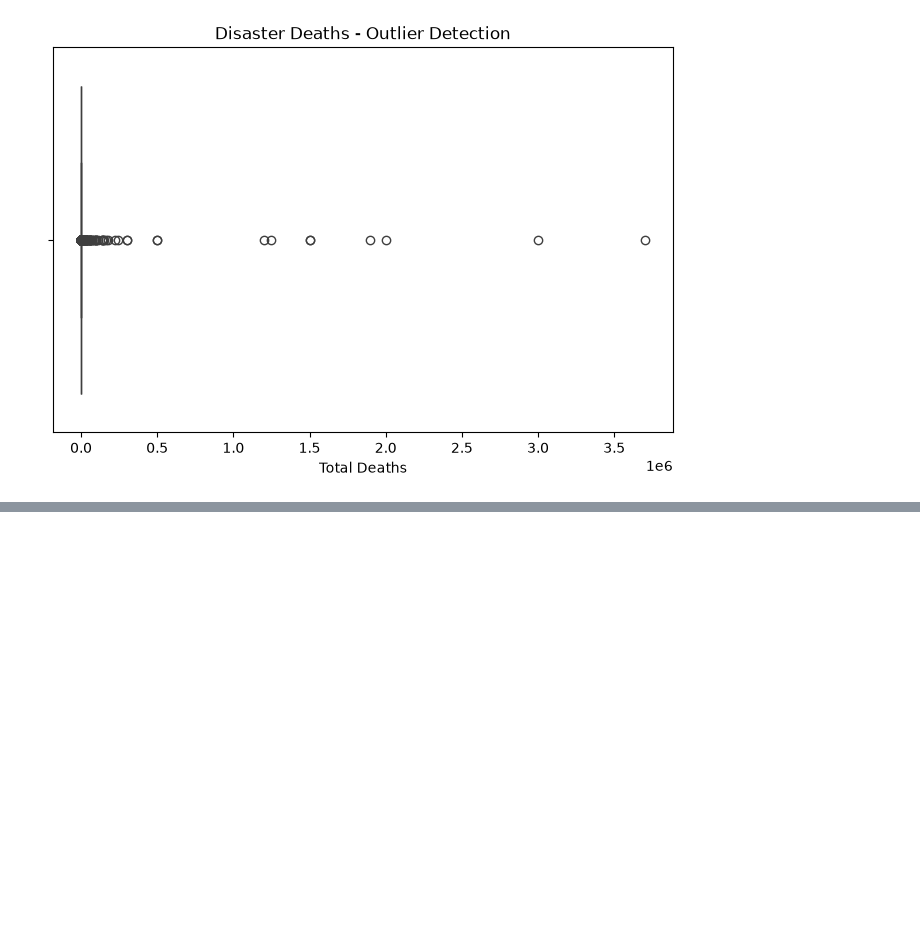
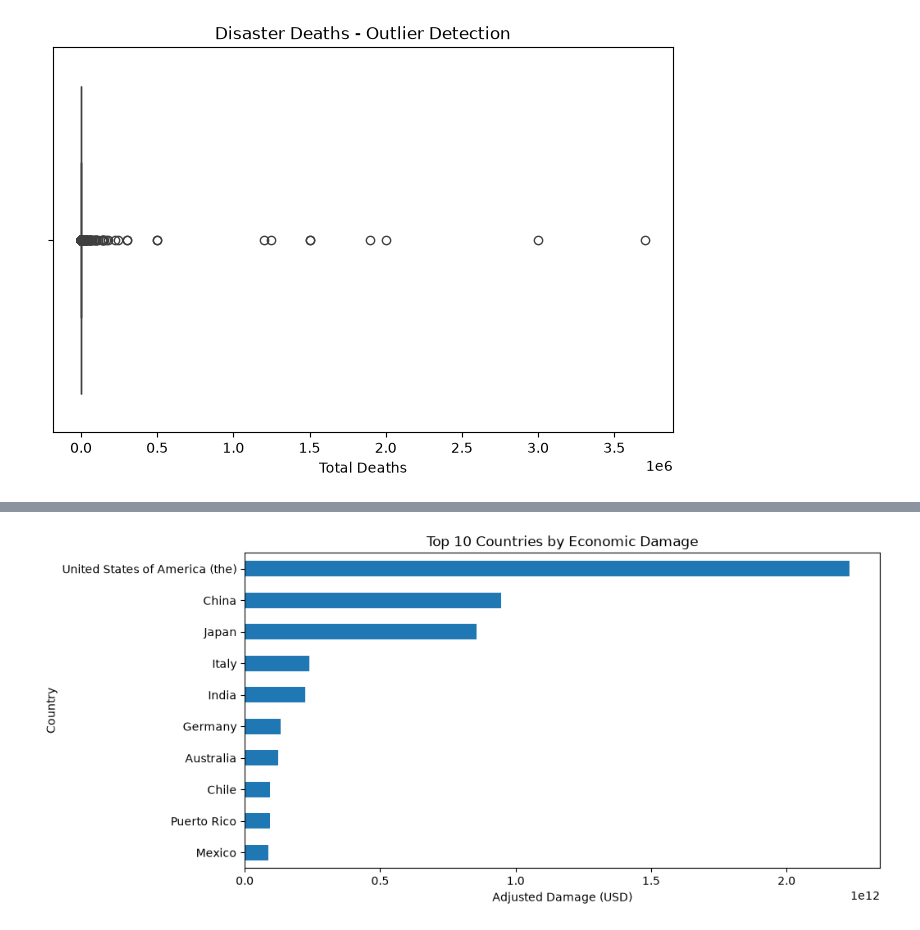
Before and after one commit to ShreyaAyyaparaj/data-visualization-techniques, a Jupyter notebook: dvt_05.ipynb, the cells around one changed output, grey strips where cells are left out. Drawn from its saved outputs; the diff is of its cells as text; code cells hidden in the pictures; blank space fills up the shorter version.

```diff
--- a/dvt_05.ipynb
+++ b/dvt_05.ipynb
@@ -116,0 +167,21 @@ ValueError: could not convert string to float: '2,8490844088613'
+# %%
+country_damage = (
+    df.groupby("Country")["Total Damage (USD, adjusted)"]
+    .sum()
+    .sort_values(ascending=False)
+    .head(10)
+)
+
+plt.figure(figsize=(10, 5))
+
+country_damage.sort_values().plot(
+    kind="barh"
+)
+
+plt.title("Top 10 Countries by Economic Damage")
+plt.xlabel("Adjusted Damage (USD)")
+plt.ylabel("Country")
+
+plt.show()
+# %% [output]
+[figure, added]
```
Also changed, not shown: parts of 9 cells of this notebook.
